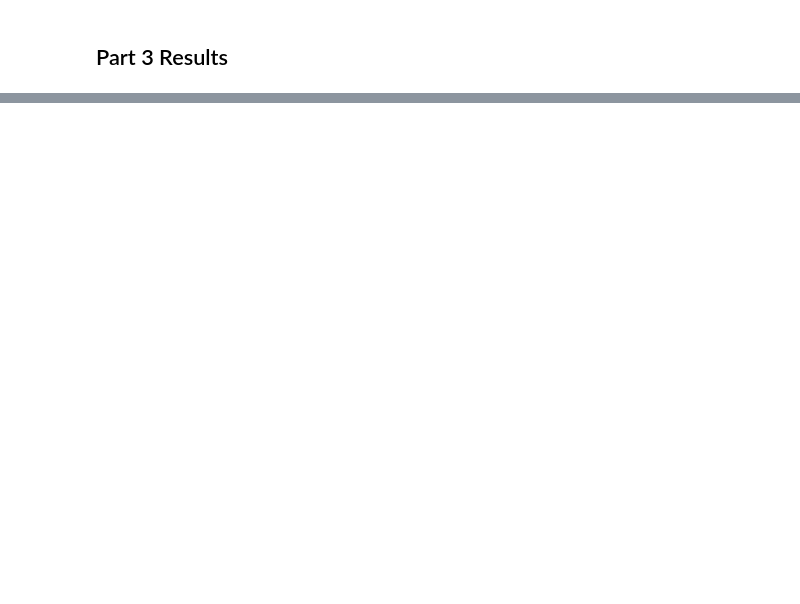
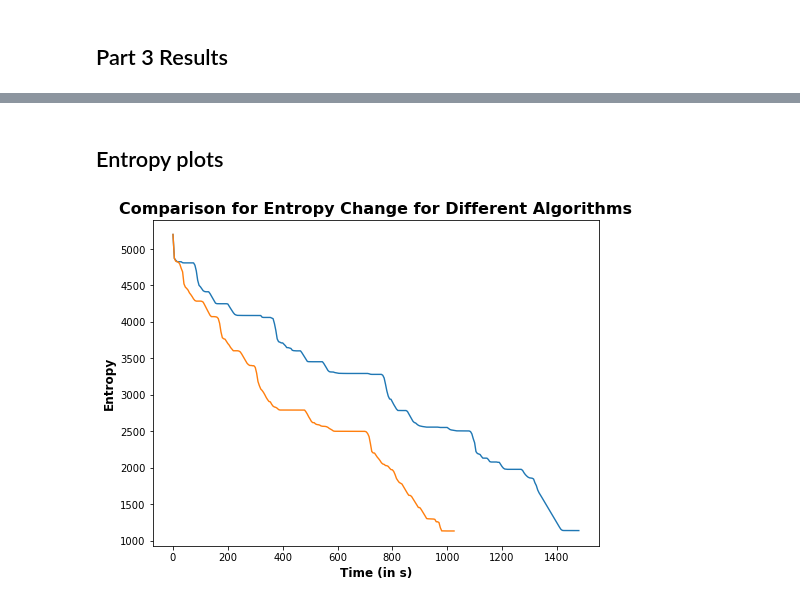
Before and after one commit to tharmee99/COMP0037_CW2_Exploration-in-Unknown-Environments, a Jupyter notebook: comp0037_cw2/exports/visualise_results.ipynb, the cells around one changed output, grey strips where cells are left out. Drawn from its saved outputs; the diff is of its cells as text; code cells hidden in the pictures; blank space fills up the shorter version.

Commit message:
Adding all plots

```diff
--- a/comp0037_cw2/exports/visualise_results.ipynb
+++ b/comp0037_cw2/exports/visualise_results.ipynb
@@ -72,0 +77,26 @@ plt.savefig('Part3.png')
+# %% [markdown]
+## Entropy plots
+# %%
+with open('20200328_task3_WFD.csv') as csvfile:
+    readCSV = csv.reader(csvfile, delimiter=',')
+    for row in readCSV:
+        data_wfd=row
+data_wfd=[float(i) for i in data_wfd[:-1]]
+# %%
+with open('20200328_task3_baseline.csv') as csvfile:
+    readCSV = csv.reader(csvfile, delimiter=',')
+    for row in readCSV:
+        data_baseline=row
+data_baseline=[float(i) for i in data_baseline[:-1]]
+# %%
+fig = plt.figure(figsize=(8,6))
+x1=np.arange(0,len(data_baseline)*5,5)
+plt.plot(x1,data_baseline,linewidth=1.4)
+x2=np.arange(0,len(data_wfd)*5,5)
+plt.plot(x2,data_wfd,linewidth=1.4)
+plt.xlabel('Time (in s)',fontsize=12,fontweight='bold')
+plt.ylabel('Entropy',fontsize=12,fontweight='bold')
+plt.title('Comparison for Entropy Change for Different Algorithms',fontsize=16,fontweight='bold')
+plt.savefig('EntropyChange.png')
+# %% [output]
+[figure, added]
```
Also changed, not shown: parts of 5 cells of this notebook, 3 other files.
